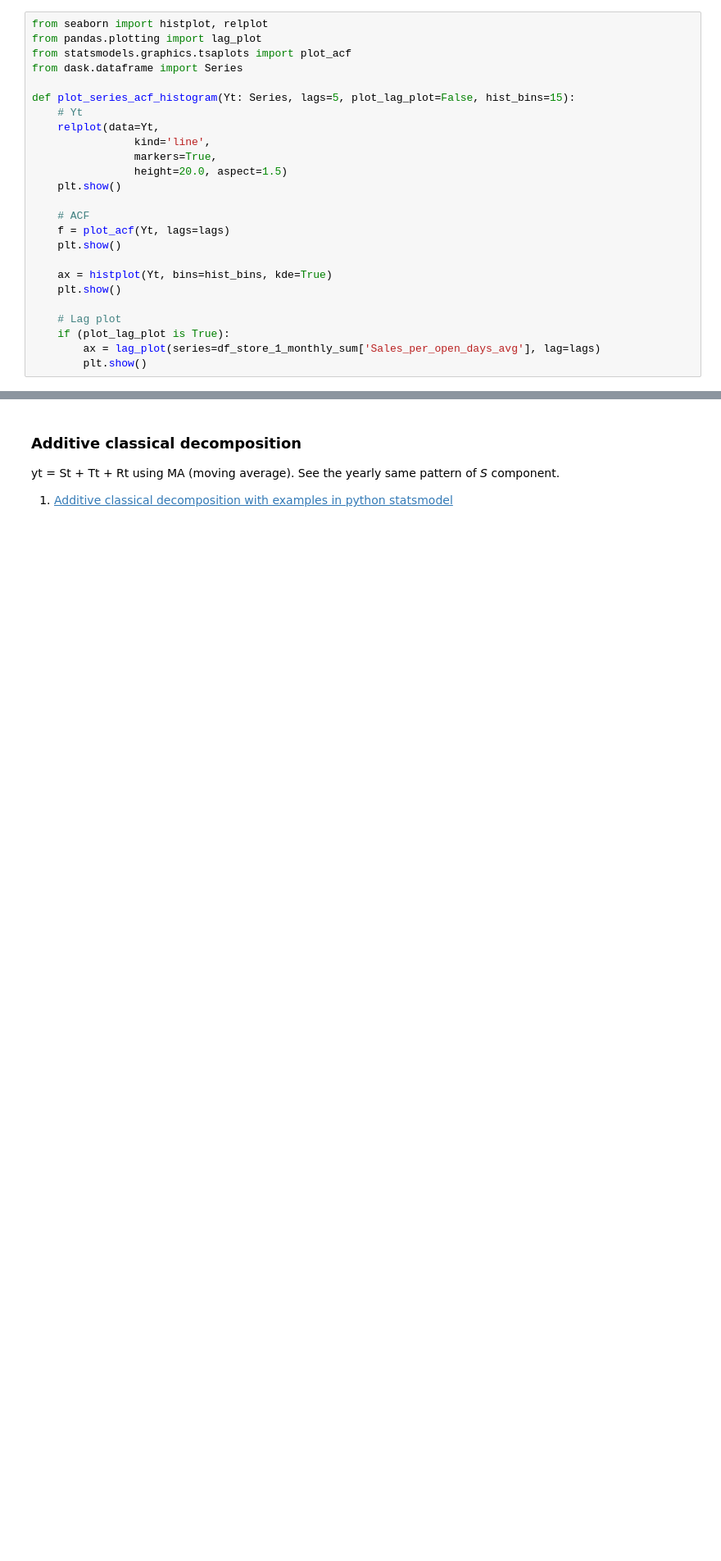
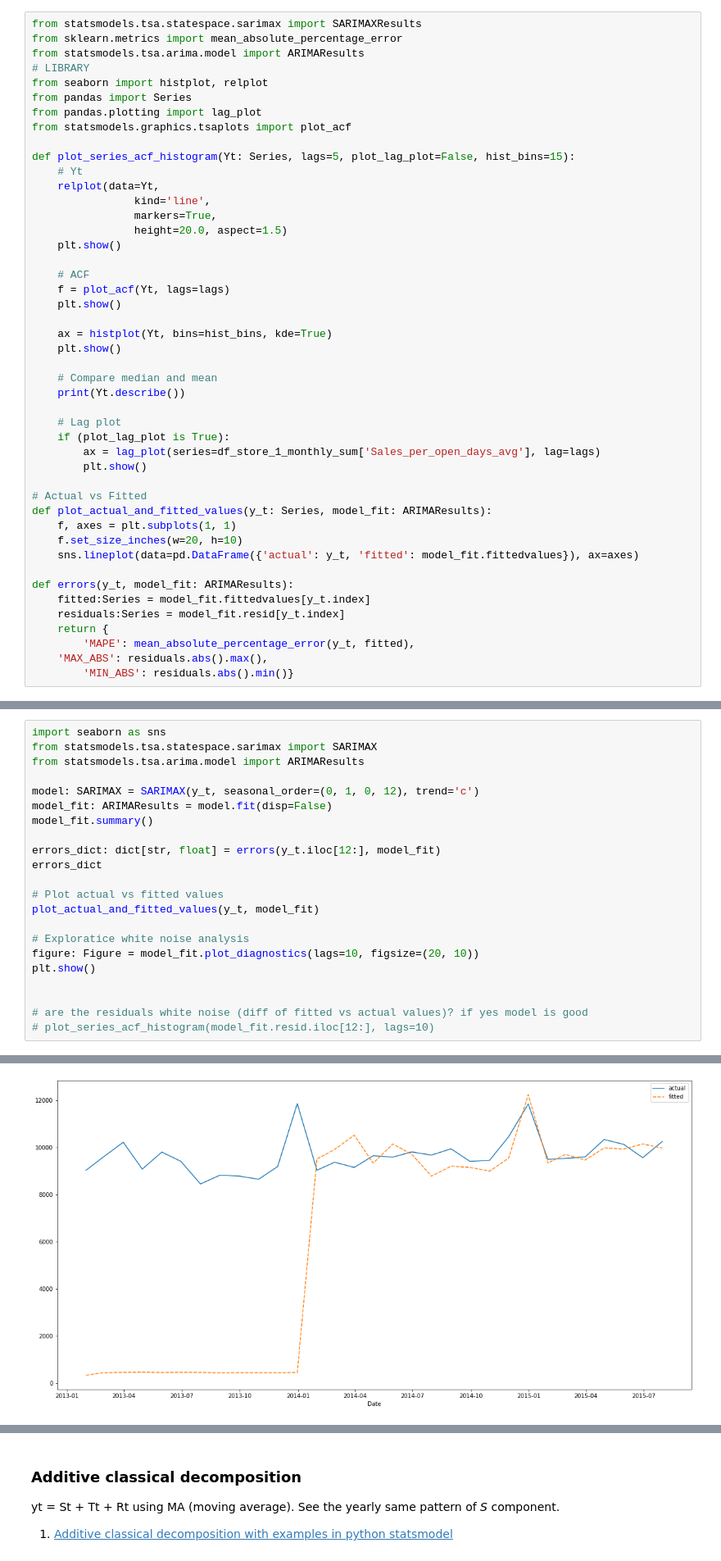
Before and after one commit to bruennijs/kaggle_rossmann_sales, a Jupyter notebook: regression_monthly.ipynb, the cells around one changed output, grey strips where cells are left out. Shown at 82% size. Drawn from its saved outputs; the diff is of its cells as text; blank space fills up the shorter version.

```diff
--- a/regression_monthly.ipynb
+++ b/regression_monthly.ipynb
@@ -115,8 +113,12 @@ Here we try to use auto-regressive analysis to see whether there is a auto-corre
 # %%
+from statsmodels.tsa.statespace.sarimax import SARIMAXResults
+from sklearn.metrics import mean_absolute_percentage_error
+from statsmodels.tsa.arima.model import ARIMAResults
+# LIBRARY
 from seaborn import histplot, relplot
+from pandas import Series
 from pandas.plotting import lag_plot
 from statsmodels.graphics.tsaplots import plot_acf
-from dask.dataframe import Series
 
 def plot_series_acf_histogram(Yt: Series, lags=5, plot_lag_plot=False, hist_bins=15):
     # Yt
@@ -133,8 +135,25 @@ def plot_series_acf_histogram(Yt: Series, lags=5, plot_lag_plot=False, hist_bins
     ax = histplot(Yt, bins=hist_bins, kde=True)
     plt.show()
 
+    # Compare median and mean
+    print(Yt.describe())
+
     # Lag plot
     if (plot_lag_plot is True):
         ax = lag_plot(series=df_store_1_monthly_sum['Sales_per_open_days_avg'], lag=lags)
         plt.show()
+
+# Actual vs Fitted
+def plot_actual_and_fitted_values(y_t: Series, model_fit: ARIMAResults):
+    f, axes = plt.subplots(1, 1)
+    f.set_size_inches(w=20, h=10)
+    sns.lineplot(data=pd.DataFrame({'actual': y_t, 'fitted': model_fit.fittedvalues}), ax=axes)
+
+def errors(y_t, model_fit: ARIMAResults):
+    fitted:Series = model_fit.fittedvalues[y_t.index]
+    residuals:Series = model_fit.resid[y_t.index]
+    return {
+        'MAPE': mean_absolute_percentage_error(y_t, fitted),
+    'MAX_ABS': residuals.abs().max(),
+        'MIN_ABS': residuals.abs().min()}
 # %% [markdown]
@@ -172,0 +212,23 @@ plot_series_acf_histogram(y_t_first_diff, lags=13)
+# %%
+import seaborn as sns
+from statsmodels.tsa.statespace.sarimax import SARIMAX
+from statsmodels.tsa.arima.model import ARIMAResults
+
+model: SARIMAX = SARIMAX(y_t, seasonal_order=(0, 1, 0, 12), trend='c')
+model_fit: ARIMAResults = model.fit(disp=False)
+model_fit.summary()
+
+errors_dict: dict[str, float] = errors(y_t.iloc[12:], model_fit)
+errors_dict
+
+# Plot actual vs fitted values
+plot_actual_and_fitted_values(y_t, model_fit)
+
+# Exploratice white noise analysis
+figure: Figure = model_fit.plot_diagnostics(lags=10, figsize=(20, 10))
+plt.show()
+
+
+# are the residuals white noise (diff of fitted vs actual values)? if yes model is good
+# plot_series_acf_histogram(model_fit.resid.iloc[12:], lags=10)
+# %% [output]
@@ -172,0 +257 @@ plot_series_acf_histogram(y_t_first_diff, lags=13)
+[figure, added]
```
Also changed, not shown: parts of 24 cells of this notebook.
